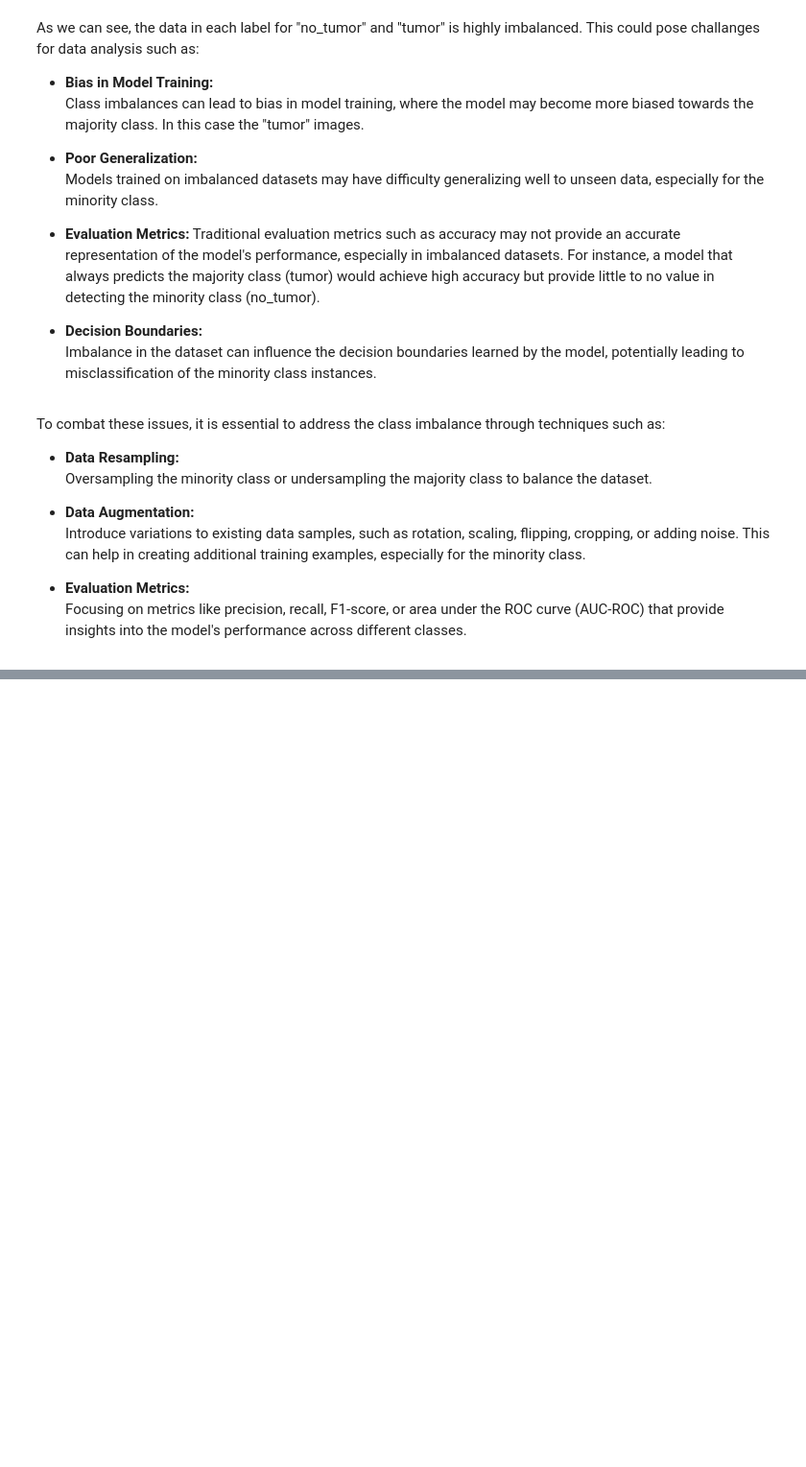
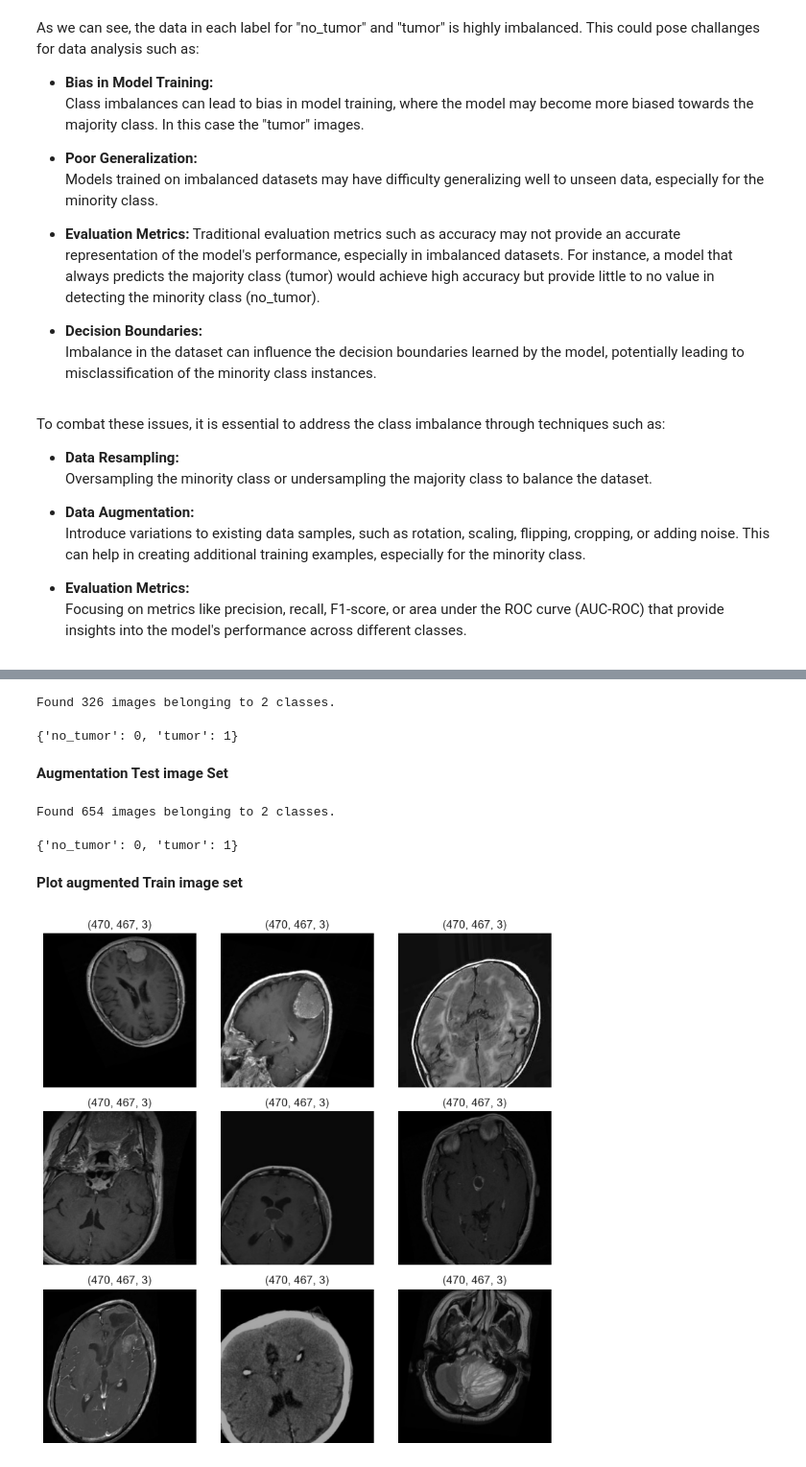
Before and after one commit to NixTS/ml-brain-tumor-detection, a Jupyter notebook: jupyter_notebooks/notebook_3_modelling-and-evaluation.ipynb, the cells around one changed output, grey strips where cells are left out. Shown at 96% size. Saved outputs shown, nothing was run; the diff lists cells and outputs as text; code cells hidden in the pictures; blank space fills up the shorter version.

Commit message:
Add image augmentation

```diff
--- a/jupyter_notebooks/notebook_3_modelling-and-evaluation.ipynb
+++ b/jupyter_notebooks/notebook_3_modelling-and-evaluation.ipynb
@@ -193,0 +204,13 @@ Focusing on metrics like precision, recall, F1-score, or area under the ROC curv
+# %%
+augmentation_data = ImageDataGenerator(
+    horizontal_flip=True,
+    vertical_flip=True,
+    zoom_range=0.15,
+    rotation_range=20,
+    shear_range=20,
+    width_shift_range=0.2,
+    height_shift_range=0.2,
+    brightness_range=[0.5, 1.5],
+    fill_mode='nearest',
+    rescale=1.0/255.0,
+)
@@ -193,0 +219,2 @@ Focusing on metrics like precision, recall, F1-score, or area under the ROC curv
+# %%
+batch_size = 20
@@ -193,0 +223,11 @@ Focusing on metrics like precision, recall, F1-score, or area under the ROC curv
+# %%
+train_set = augmentation_data.flow_from_directory(
+    train_path,
+    target_size=image_shape[:2],
+    color_mode='rgb',
+    batch_size=batch_size,
+    class_mode='binary',
+    shuffle=True
+    )
+
+train_set.class_indices
@@ -193,0 +239,32 @@ Focusing on metrics like precision, recall, F1-score, or area under the ROC curv
+# %%
+validation_set = augmentation_data.flow_from_directory(
+    val_path,
+    target_size=image_shape[:2],
+    color_mode='rgb',
+    batch_size=batch_size,
+    class_mode='binary',
+    shuffle=True
+    )
+
+validation_set.class_indices
+# %% [output]
+Found 326 images belonging to 2 classes.
+{'no_tumor': 0, 'tumor': 1}
+# %% [markdown]
+**Augmentation Test image Set**
+# %%
+test_set = augmentation_data.flow_from_directory(
+    test_path,
+    target_size=image_shape[:2],
+    color_mode='rgb',
+    batch_size=batch_size,
+    class_mode='binary',
+    shuffle=True
+    )
+
+test_set.class_indices
+# %% [output]
+Found 654 images belonging to 2 classes.
+{'no_tumor': 0, 'tumor': 1}
+# %% [markdown]
+**Plot augmented Train image set**
@@ -193,0 +273,15 @@ Focusing on metrics like precision, recall, F1-score, or area under the ROC curv
+# %%
+fig, axes = plt.subplots(3, 3, figsize=(8, 8))
+
+for i in range(9):
+    img, _ = next(train_set)
+
+    axes[i // 3, i % 3].imshow(img[0])
+    axes[i // 3, i % 3].set_title(f'{img[0].shape}')
+
+    axes[i // 3, i % 3].axis('off')
+
+plt.tight_layout()
+plt.show()
+# %% [output]
+[figure, added]
```
Also changed, not shown: parts of 16 cells of this notebook, 1 other file.
